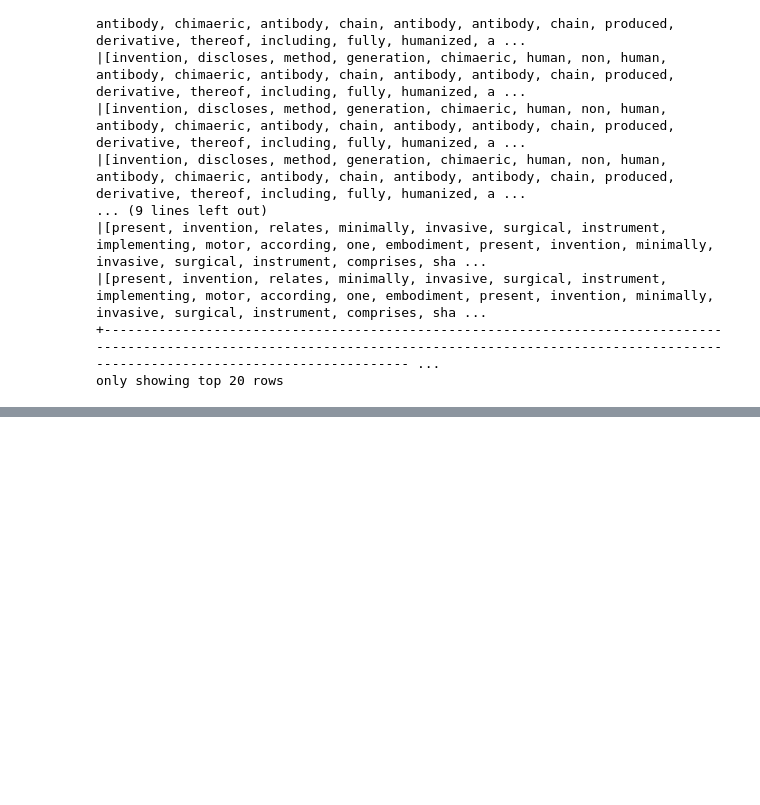
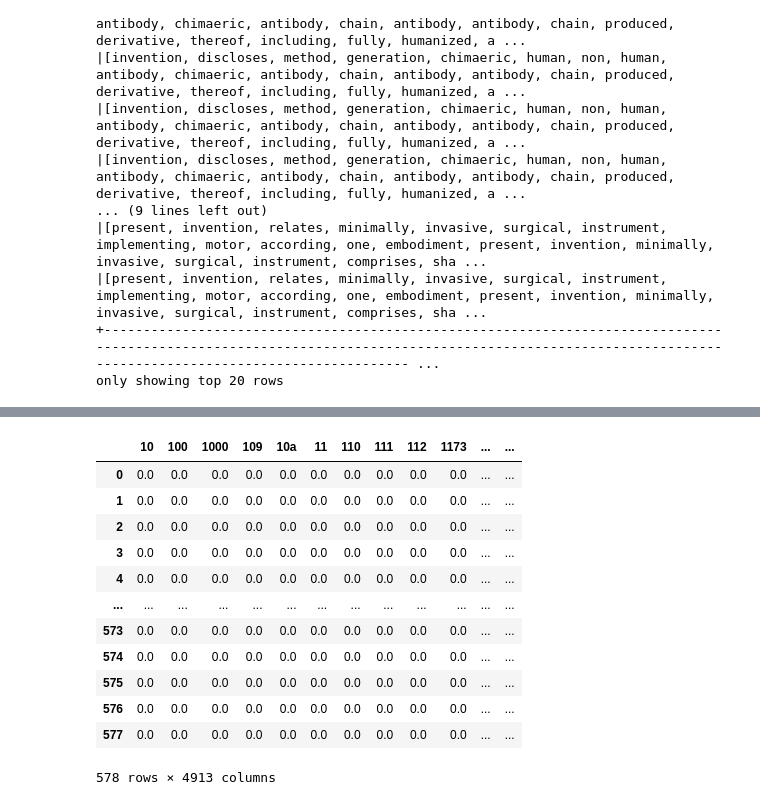
Before and after one commit to LawrenceGlenn/Exploration_of_Patent_Data, a Jupyter notebook: Untitled.ipynb, the cells around one changed output, grey strips where cells are left out. Saved outputs shown, nothing was run; the diff lists cells and outputs as text; code cells hidden in the pictures; blank space fills up the shorter version.

```diff
--- a/Untitled.ipynb
+++ b/Untitled.ipynb
@@ -118,0 +98,2 @@ only showing top 5 rows
+# %%
+pd_df = lem_df.toPandas()
@@ -118,0 +109,6 @@ only showing top 5 rows
+# %%
+
+corpus = [" ".join(row) for row in pd_df['abstract_lemmed']]
+for st in corpus:
+    if '10' in st:
+        print(st)
@@ -118,0 +133,24 @@ only showing top 5 rows
+# %%
+from sklearn.feature_extraction.text import TfidfVectorizer
+import numpy as np
+import pandas as pd
+tfidf = TfidfVectorizer()
+document_tfidf_matrix = tfidf.fit_transform(np.array(corpus))
+#document_tfidf_matrix.todense()
+temp = pd.DataFrame(document_tfidf_matrix.toarray(), columns= tfidf.get_feature_names())
+#print(document_tfidf_matrix.todense())
+temp
+# %% [output]
+|  | 10 | 100 | 1000 | 109 | 10a | 11 | 110 | 111 | 112 | 1173 | ... | ... |
+| 0 | 0.0 | 0.0 | 0.0 | 0.0 | 0.0 | 0.0 | 0.0 | 0.0 | 0.0 | 0.0 | ... | ... |
+| 1 | 0.0 | 0.0 | 0.0 | 0.0 | 0.0 | 0.0 | 0.0 | 0.0 | 0.0 | 0.0 | ... | ... |
+| 2 | 0.0 | 0.0 | 0.0 | 0.0 | 0.0 | 0.0 | 0.0 | 0.0 | 0.0 | 0.0 | ... | ... |
+| 3 | 0.0 | 0.0 | 0.0 | 0.0 | 0.0 | 0.0 | 0.0 | 0.0 | 0.0 | 0.0 | ... | ... |
+| 4 | 0.0 | 0.0 | 0.0 | 0.0 | 0.0 | 0.0 | 0.0 | 0.0 | 0.0 | 0.0 | ... | ... |
+| ... | ... | ... | ... | ... | ... | ... | ... | ... | ... | ... | ... | ... |
+| 573 | 0.0 | 0.0 | 0.0 | 0.0 | 0.0 | 0.0 | 0.0 | 0.0 | 0.0 | 0.0 | ... | ... |
+| 574 | 0.0 | 0.0 | 0.0 | 0.0 | 0.0 | 0.0 | 0.0 | 0.0 | 0.0 | 0.0 | ... | ... |
+| 575 | 0.0 | 0.0 | 0.0 | 0.0 | 0.0 | 0.0 | 0.0 | 0.0 | 0.0 | 0.0 | ... | ... |
+| 576 | 0.0 | 0.0 | 0.0 | 0.0 | 0.0 | 0.0 | 0.0 | 0.0 | 0.0 | 0.0 | ... | ... |
+| 577 | 0.0 | 0.0 | 0.0 | 0.0 | 0.0 | 0.0 | 0.0 | 0.0 | 0.0 | 0.0 | ... | ... |
+578 rows × 4913 columns
```
Also changed, not shown: parts of 6 cells of this notebook, 1 other file.
